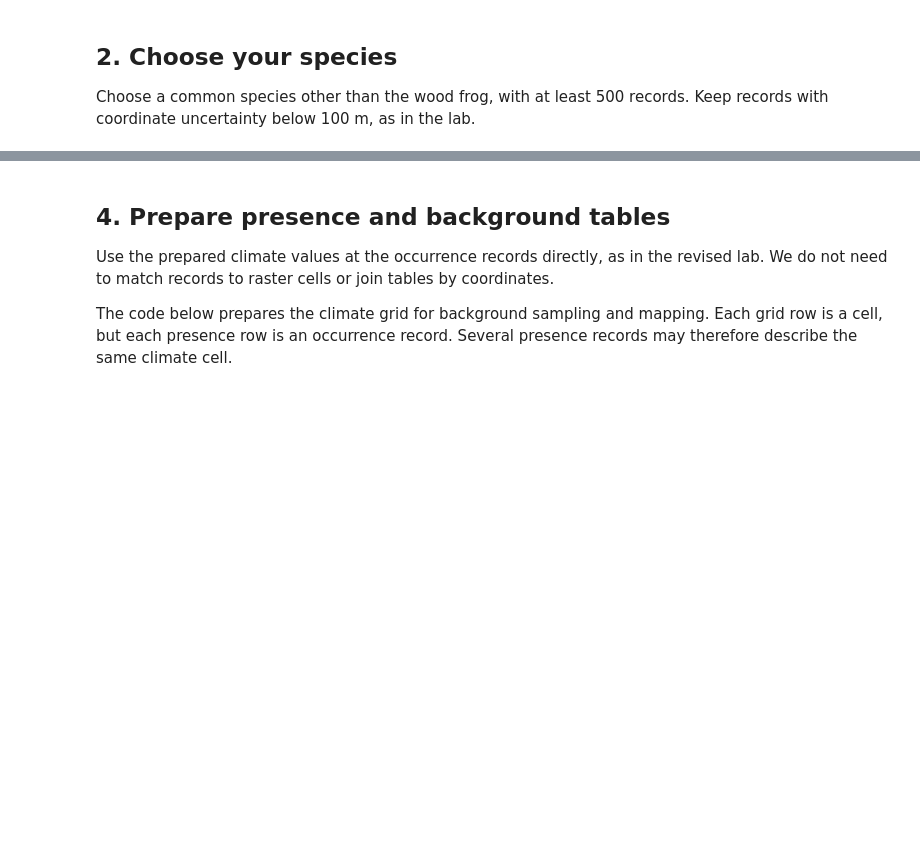
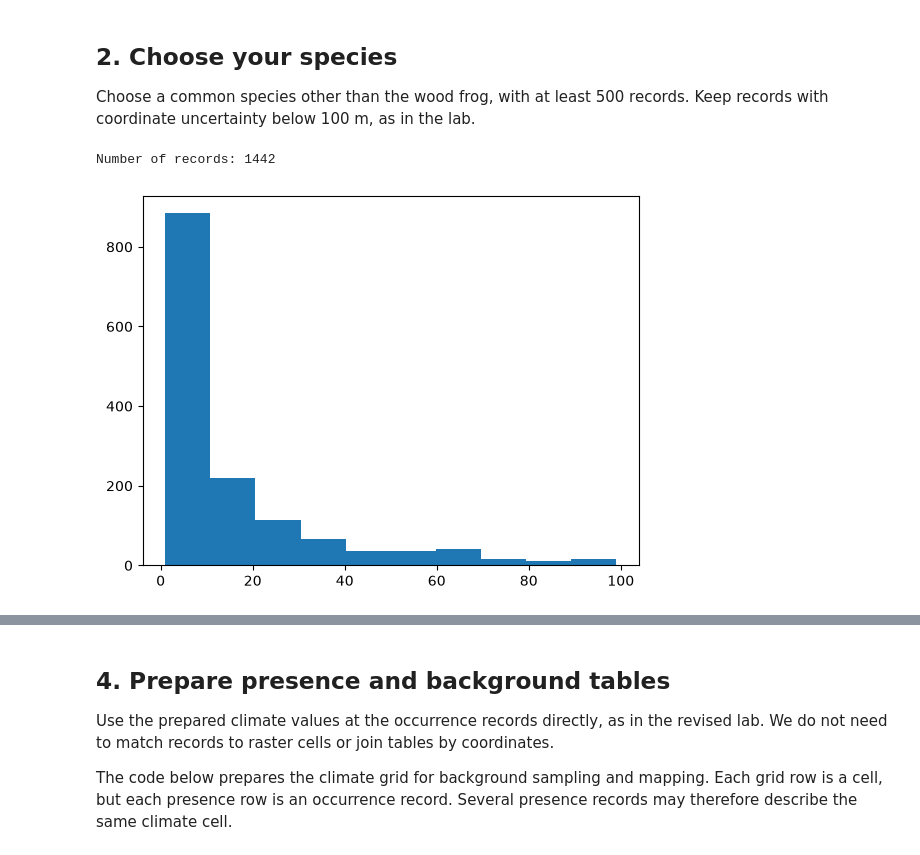
Before and after one commit to meganklutts/BIO597-SpatialBiodiversity, a Jupyter notebook: docs/assignments/Assignment-07-MachineLearningSDM.ipynb, the cells around one changed output, grey strips where cells are left out. Saved outputs shown, nothing was run; the diff lists cells and outputs as text; code cells hidden in the pictures; blank space fills up the shorter version.

```diff
--- a/docs/assignments/Assignment-07-MachineLearningSDM.ipynb
+++ b/docs/assignments/Assignment-07-MachineLearningSDM.ipynb
@@ -24,7 +81,17 @@ climate = xr.open_dataset("../data/maine_bioclim.nc")
 
 Choose a common species other than the wood frog, with at least 500 records. Keep records with coordinate uncertainty below 100 m, as in the lab.
 # %%
-target_species = "YOUR SPECIES HERE"
+target_species = "Anaxyrus americanus"
 
 # Select your species and apply the uncertainty filter.
 # Store the result as presence and print its record count.
+
+presence = amphibians[amphibians["species"] == target_species].copy()
+presence = presence[presence["coordinateUncertaintyInMeters"] < 100].copy()
+
+print("Number of records:", len(presence))
+
+_ = plt.hist(presence["coordinateUncertaintyInMeters"])
+# %% [output]
+Number of records: 1442
+[figure, added]
```
Also changed, not shown: parts of 33 cells of this notebook.
